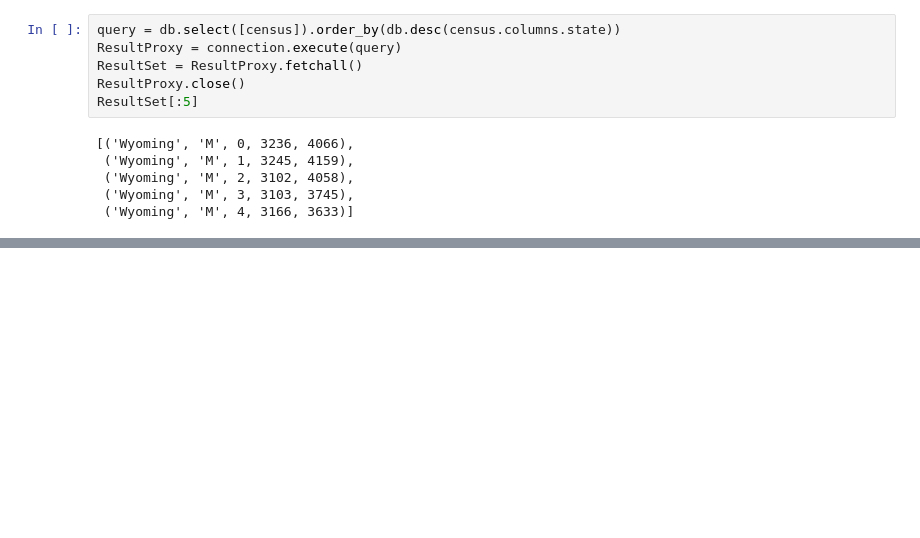
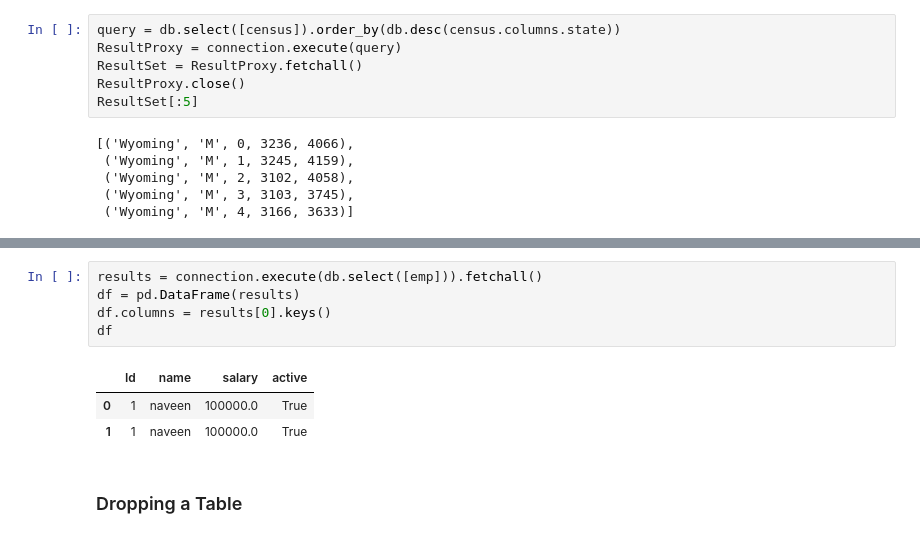
Before and after one commit to srjalan/machine-learning, a Jupyter notebook: SQLAlchemy Playground .ipynb, the cells around one changed output, grey strips where cells are left out. Drawn from its saved outputs; the diff is of its cells as text; blank space fills up the shorter version.

```diff
--- a/SQLAlchemy Playground .ipynb
+++ b/SQLAlchemy Playground .ipynb
@@ -112,0 +262,11 @@ ResultSet[:5]
+# %%
+results = connection.execute(db.select([emp])).fetchall()
+df = pd.DataFrame(results)
+df.columns = results[0].keys()
+df
+# %% [output]
+|  | Id | name | salary | active |
+| 0 | 1 | naveen | 100000.0 | True |
+| 1 | 1 | naveen | 100000.0 | True |
+# %% [markdown]
+### Dropping a Table
```
Also changed, not shown: parts of 30 cells of this notebook, 1 other file.
